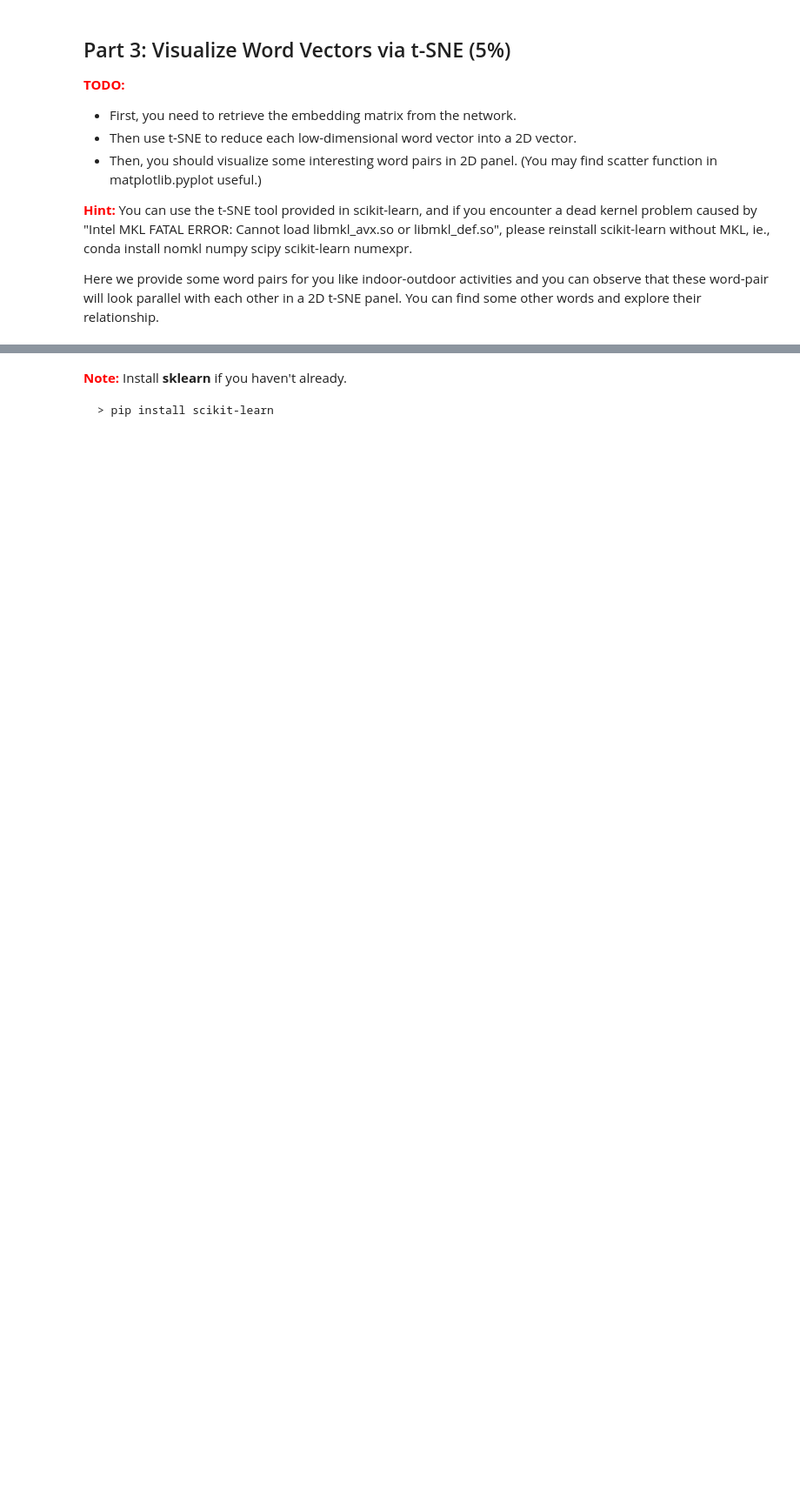
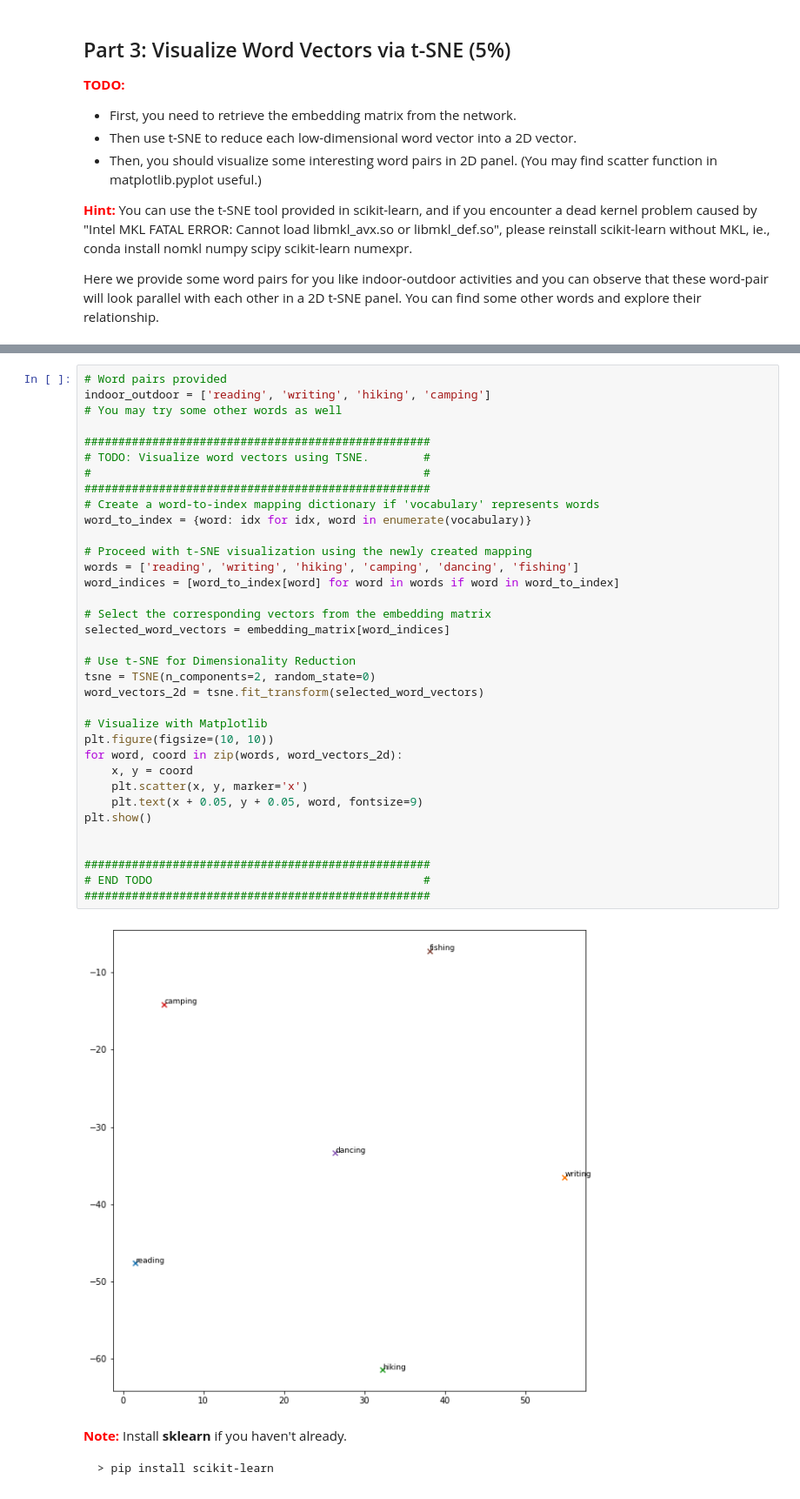
Before and after one commit to ecbme4040/e4040-2023fall-assign3-hd2551, a Jupyter notebook: task2-rnn-applications.ipynb, the cells around one changed output, grey strips where cells are left out. Shown at 87% size. Cells and saved outputs as stored; diff of their text form; blank space fills up the shorter version.

```diff
--- a/task2-rnn-applications.ipynb
+++ b/task2-rnn-applications.ipynb
@@ -211,3 +355,40 @@ indoor_outdoor = ['reading', 'writing', 'hiking', 'camping']
+# %%
+# Word pairs provided
+indoor_outdoor = ['reading', 'writing', 'hiking', 'camping']
+# You may try some other words as well
+
+###################################################
+# TODO: Visualize word vectors using TSNE.        #
+#                                                 #
+###################################################
+# Create a word-to-index mapping dictionary if 'vocabulary' represents words
+word_to_index = {word: idx for idx, word in enumerate(vocabulary)}
+
+# Proceed with t-SNE visualization using the newly created mapping
+words = ['reading', 'writing', 'hiking', 'camping', 'dancing', 'fishing']
+word_indices = [word_to_index[word] for word in words if word in word_to_index]
+
+# Select the corresponding vectors from the embedding matrix
+selected_word_vectors = embedding_matrix[word_indices]
+
+# Use t-SNE for Dimensionality Reduction
+tsne = TSNE(n_components=2, random_state=0)
+word_vectors_2d = tsne.fit_transform(selected_word_vectors)
+
+# Visualize with Matplotlib
+plt.figure(figsize=(10, 10))
+for word, coord in zip(words, word_vectors_2d):
+    x, y = coord
+    plt.scatter(x, y, marker='x')
+    plt.text(x + 0.05, y + 0.05, word, fontsize=9)
+plt.show()
+
+
+###################################################
+# END TODO                                        #
+###################################################
+# %% [output]
+[figure, added]
 # %% [markdown]
 <font color="red"><strong>Note:</strong></font> Install **sklearn** if you haven't already.
 
```
Also changed, not shown: parts of 9 cells of this notebook, 10 other files.
